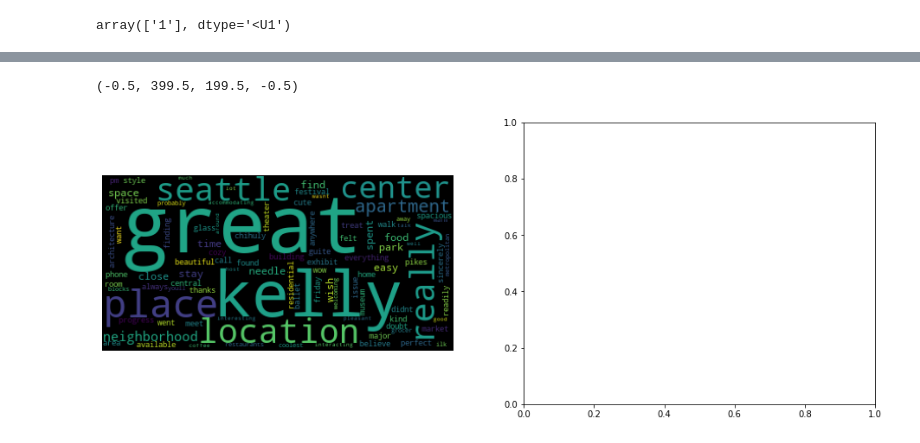
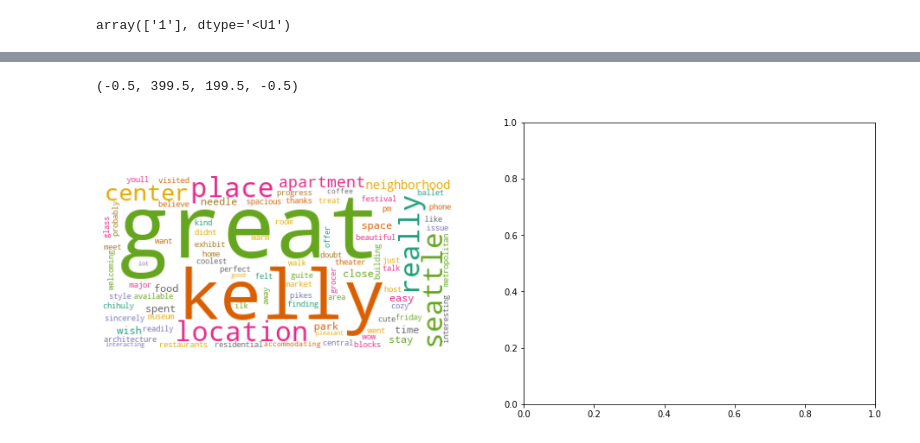
Before and after one commit to boohooo/AirBnB, a Jupyter notebook: airbb.ipynb, the cells around one changed output, grey strips where cells are left out. Saved outputs shown, nothing was run; the diff lists cells and outputs as text; code cells hidden in the pictures.

```diff
--- a/airbb.ipynb
+++ b/airbb.ipynb
@@ -640,29 +642,29 @@ COnfusion Matrix:
 # %%
 #Use this to show positive vs negative words
 
 P = sDF[sDF['sentiment'] == 'Positive']
 P = sDF['comments']
 N = sDF[sDF['sentiment'] == 'Negative']
 N = sDF['comments']
 
 combP = ' '.join(P)
 combN = ' '.join(N)
 
 cloud = WordCloud(stopwords=stop_words, background_color="white", colormap="Dark2", max_font_size=100, random_state=30)
 
 plt.rcParams['figure.figsize'] = [16, 6]
 
-wordcloud = WordCloud().generate(combP)
+wordcloud = cloud.generate(combP)
 #wordcloud2 = WordCloud().generate(combN)
 
 
 f, (ax1, ax2) = plt.subplots(1, 2)
 
 ax1.imshow(wordcloud)
 ax1.axis("off")
 
 # ax2.imshow(wordcloud2)
 # ax2.axis("off")
 # %% [output]
 (-0.5, 399.5, 199.5, -0.5)
-[figure, old version]
+[figure, new version]
```
Also changed, not shown: parts of 6 cells of this notebook.
